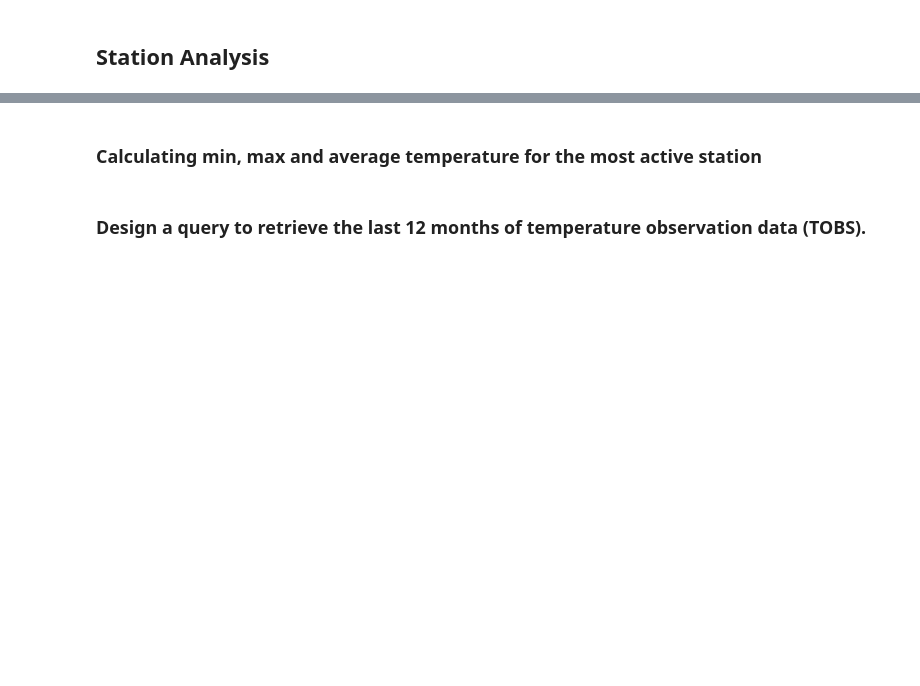
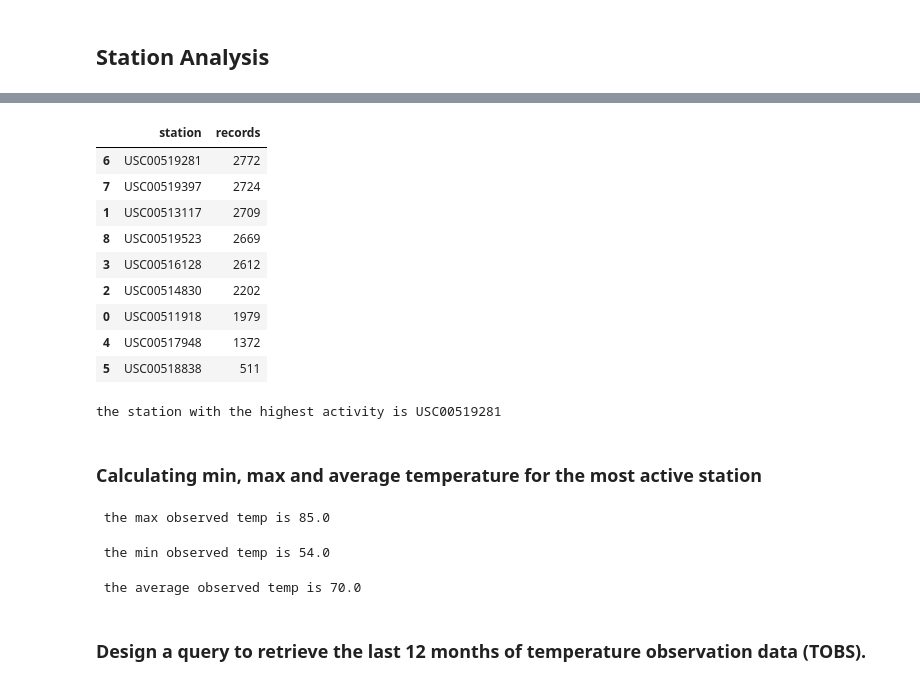
Before and after one commit to osie78/sqlalchemy-challenge, a Jupyter notebook: Untitled.ipynb, the cells around one changed output, grey strips where cells are left out. Drawn from its saved outputs; the diff is of its cells as text; code cells hidden in the pictures; blank space fills up the shorter version.

```diff
--- a/Untitled.ipynb
+++ b/Untitled.ipynb
@@ -139,10 +153,17 @@ print(f'there are {number_stations} stations reporting')
 # %%
 count_per_station=session.query(Measurement.station, func.count(Measurement.station)).group_by(Measurement.station).all()
 count_per_station_df=pd.DataFrame.from_records(count_per_station, columns=['station', 'records'])
 
-max_records=count_per_station_df['records'].max()
-#max_records
-
-max_act=count_per_station_df.loc[count_per_station_df['records'] == 2772]
-max_act_station=max_act[['station']]
-print(f'the station with the highest activity is {max_act_station}')
+count_per_station_df=count_per_station_df.sort_values(by=['records'], ascending=False)
+count_per_station_df
+# %% [output]
+|  | station | records |
+| 6 | USC00519281 | 2772 |
+| 7 | USC00519397 | 2724 |
+| 1 | USC00513117 | 2709 |
+| 8 | USC00519523 | 2669 |
+| 3 | USC00516128 | 2612 |
+| 2 | USC00514830 | 2202 |
+| 0 | USC00511918 | 1979 |
+| 4 | USC00517948 | 1372 |
+| 5 | USC00518838 | 511 |
@@ -151,15 +170,26 @@ count_per_station_df.sort_values(by=['records'], ascending=False)
+# %%
+most_act=count_per_station_df['station'].iloc[0]
+print(f'the station with the highest activity is {most_act}')
+# %% [output]
+the station with the highest activity is USC00519281
 # %% [markdown]
 ### Calculating min, max and average temperature for the most active station
 # %%
-q_temp_max=session.query(Measurement.tobs,func.max(Measurement.tobs)).filter_by(station='USC00519281').all()
+q_temp_max=session.query(Measurement.tobs,func.max(Measurement.tobs)).filter_by(station=most_act).all()
 
 print(f' the max observed temp is {q_temp_max[0][0]}')
+# %% [output]
+ the max observed temp is 85.0
 # %%
-q_temp_min=session.query(Measurement.tobs,func.min(Measurement.tobs)).filter_by(station='USC00519281').all()
+q_temp_min=session.query(Measurement.tobs,func.min(Measurement.tobs)).filter_by(station=most_act).all()
 print(f' the min observed temp is {q_temp_min[0][0]}')
+# %% [output]
+ the min observed temp is 54.0
 # %%
-q_temp_avg=session.query(Measurement.tobs,func.avg(Measurement.tobs)).filter_by(station='USC00519281').all()
+q_temp_avg=session.query(Measurement.tobs,func.avg(Measurement.tobs)).filter_by(station=most_act).all()
 print(f' the average observed temp is {q_temp_avg[0][0]}')
+# %% [output]
+ the average observed temp is 70.0
 # %% [markdown]
 ### Design a query to retrieve the last 12 months of temperature observation data (TOBS).
 # %%
```
Also changed, not shown: parts of 15 cells of this notebook, 1 other file.
